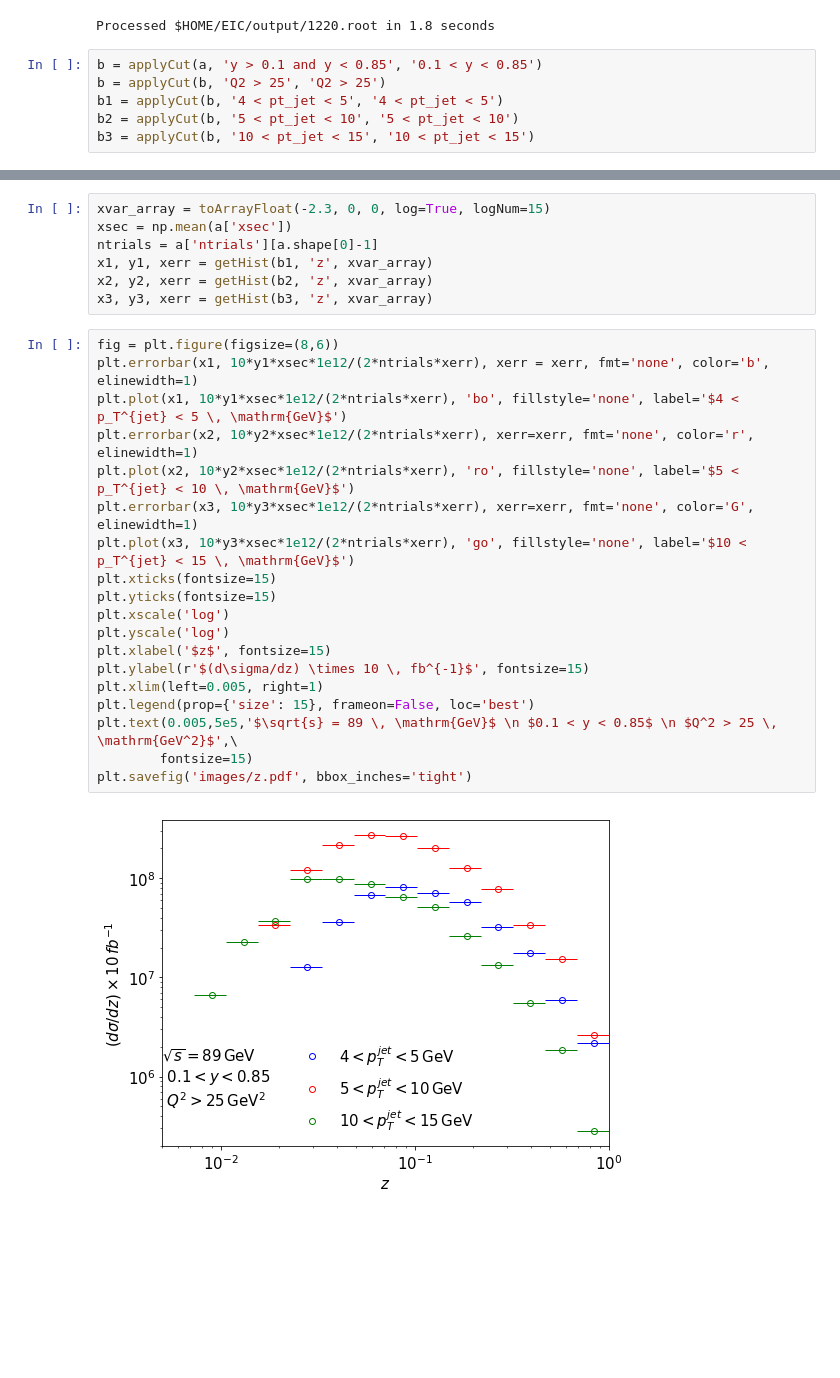
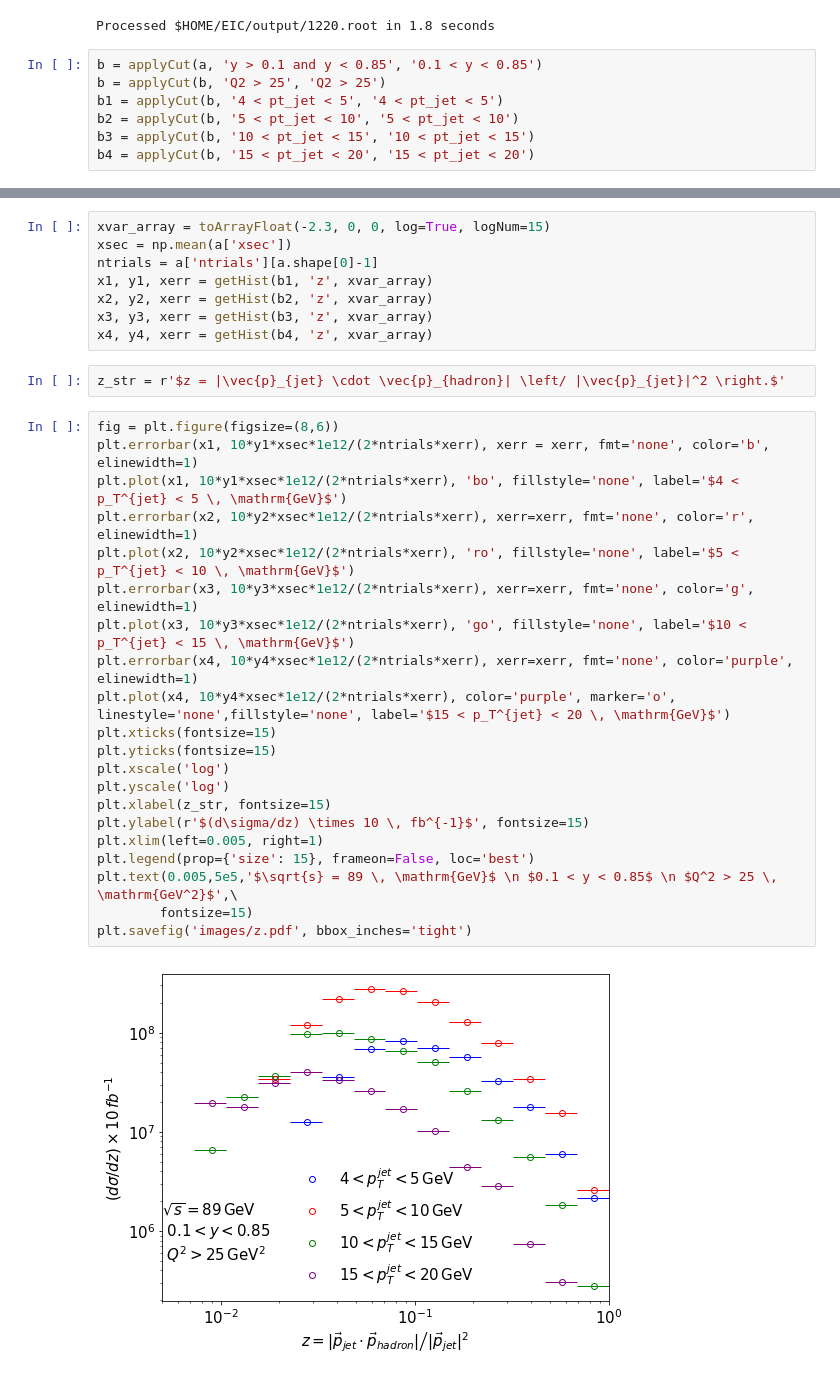
Before and after one commit to y-song/notebooks, a Jupyter notebook: z.ipynb, the cells around one changed output, grey strips where cells are left out. Cells and saved outputs as stored; diff of their text form; blank space fills up the shorter version.

```diff
--- a/z.ipynb
+++ b/z.ipynb
@@ -46,6 +46,7 @@ b = applyCut(b, 'Q2 > 25', 'Q2 > 25')
 b1 = applyCut(b, '4 < pt_jet < 5', '4 < pt_jet < 5')
 b2 = applyCut(b, '5 < pt_jet < 10', '5 < pt_jet < 10')
 b3 = applyCut(b, '10 < pt_jet < 15', '10 < pt_jet < 15')
+b4 = applyCut(b, '15 < pt_jet < 20', '15 < pt_jet < 20')
 # %% [output]
 0.1 < y < 0.85 72862  fraction kept: 17.6
 Q2 > 25 11013  fraction kept: 15.1
@@ -59,24 +61,29 @@ ntrials = a['ntrials'][a.shape[0]-1]
 x1, y1, xerr = getHist(b1, 'z', xvar_array)
 x2, y2, xerr = getHist(b2, 'z', xvar_array)
 x3, y3, xerr = getHist(b3, 'z', xvar_array)
+x4, y4, xerr = getHist(b4, 'z', xvar_array)
+# %%
+z_str = r'$z = |\vec{p}_{jet} \cdot \vec{p}_{hadron}| \left/ |\vec{p}_{jet}|^2 \right.$'
 # %%
 fig = plt.figure(figsize=(8,6))
 plt.errorbar(x1, 10*y1*xsec*1e12/(2*ntrials*xerr), xerr = xerr, fmt='none', color='b', elinewidth=1)
 plt.plot(x1, 10*y1*xsec*1e12/(2*ntrials*xerr), 'bo', fillstyle='none', label='$4 < p_T^{jet} < 5 \, \mathrm{GeV}$')
 plt.errorbar(x2, 10*y2*xsec*1e12/(2*ntrials*xerr), xerr=xerr, fmt='none', color='r', elinewidth=1)
 plt.plot(x2, 10*y2*xsec*1e12/(2*ntrials*xerr), 'ro', fillstyle='none', label='$5 < p_T^{jet} < 10 \, \mathrm{GeV}$')
-plt.errorbar(x3, 10*y3*xsec*1e12/(2*ntrials*xerr), xerr=xerr, fmt='none', color='G', elinewidth=1)
+plt.errorbar(x3, 10*y3*xsec*1e12/(2*ntrials*xerr), xerr=xerr, fmt='none', color='g', elinewidth=1)
 plt.plot(x3, 10*y3*xsec*1e12/(2*ntrials*xerr), 'go', fillstyle='none', label='$10 < p_T^{jet} < 15 \, \mathrm{GeV}$')
+plt.errorbar(x4, 10*y4*xsec*1e12/(2*ntrials*xerr), xerr=xerr, fmt='none', color='purple', elinewidth=1)
+plt.plot(x4, 10*y4*xsec*1e12/(2*ntrials*xerr), color='purple', marker='o', linestyle='none',fillstyle='none', label='$15 < p_T^{jet} < 20 \, \mathrm{GeV}$')
 plt.xticks(fontsize=15)
 plt.yticks(fontsize=15)
 plt.xscale('log')
 plt.yscale('log')
-plt.xlabel('$z$', fontsize=15)
+plt.xlabel(z_str, fontsize=15)
 plt.ylabel(r'$(d\sigma/dz) \times 10 \, fb^{-1}$', fontsize=15)
 plt.xlim(left=0.005, right=1)
 plt.legend(prop={'size': 15}, frameon=False, loc='best')
 plt.text(0.005,5e5,'$\sqrt{s} = 89 \, \mathrm{GeV}$ \n $0.1 < y < 0.85$ \n $Q^2 > 25 \, \mathrm{GeV^2}$',\
         fontsize=15)
 plt.savefig('images/z.pdf', bbox_inches='tight')
 # %% [output]
-[figure, old version]
+[figure, new version]
```
Also changed, not shown: parts of 1 cell of this notebook.
